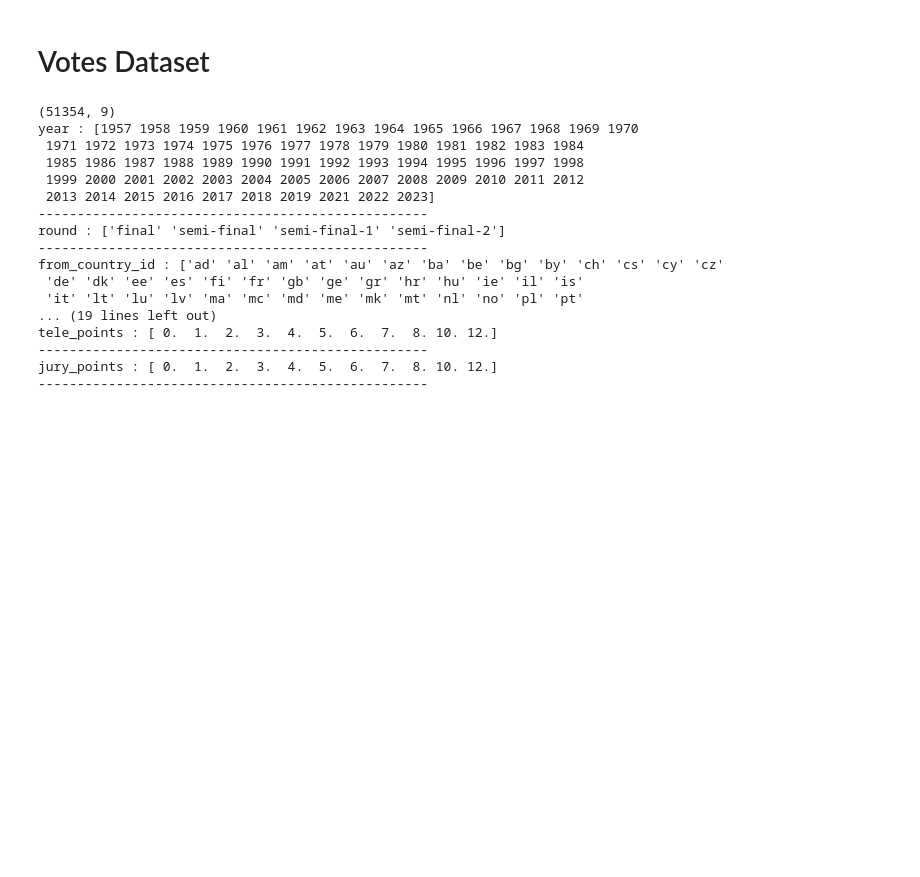
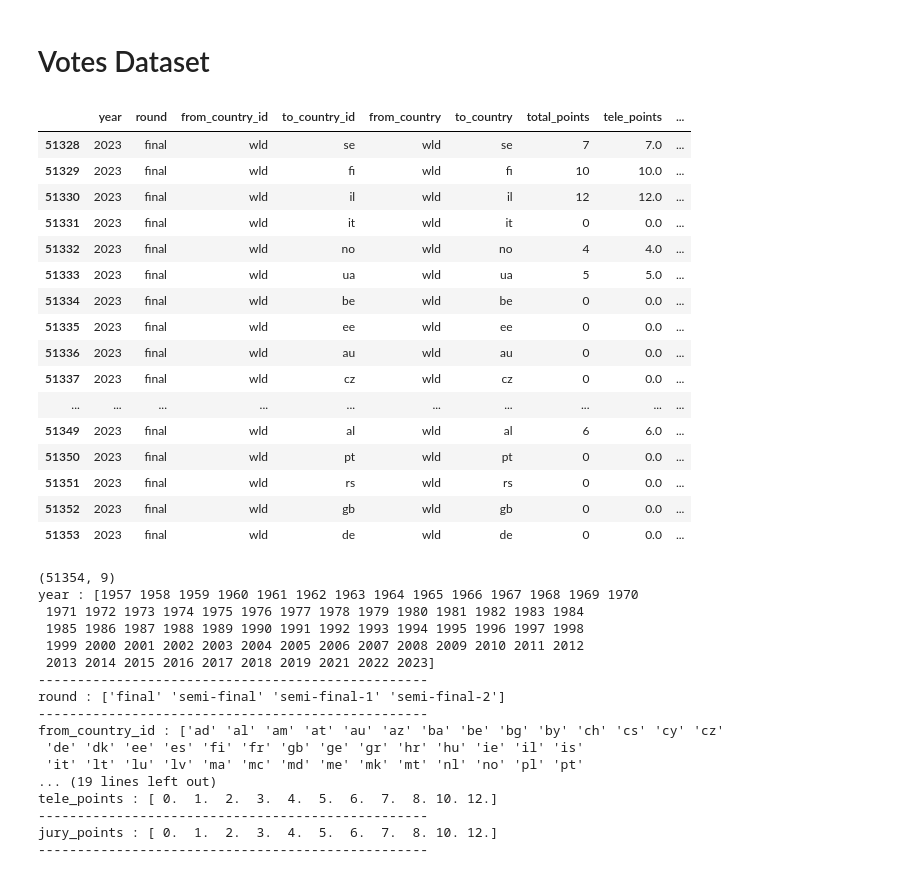
Before and after one commit to mikfre1/Eurotrash, a Jupyter notebook: data_review.ipynb, the cells around one changed output. Cells and saved outputs as stored; diff of their text form; code cells hidden in the pictures; blank space fills up the shorter version.

```diff
--- a/data_review.ipynb
+++ b/data_review.ipynb
@@ -697,6 +811,26 @@ plt.show()
 [figure]
 # %% [markdown]
 # Votes Dataset
+# %%
+vote_df[vote_df['from_country']=='wld']
+# %% [output]
+|  | year | round | from_country_id | to_country_id | from_country | to_country | total_points | tele_points | ... |
+| 51328 | 2023 | final | wld | se | wld | se | 7 | 7.0 | ... |
+| 51329 | 2023 | final | wld | fi | wld | fi | 10 | 10.0 | ... |
+| 51330 | 2023 | final | wld | il | wld | il | 12 | 12.0 | ... |
+| 51331 | 2023 | final | wld | it | wld | it | 0 | 0.0 | ... |
+| 51332 | 2023 | final | wld | no | wld | no | 4 | 4.0 | ... |
+| 51333 | 2023 | final | wld | ua | wld | ua | 5 | 5.0 | ... |
+| 51334 | 2023 | final | wld | be | wld | be | 0 | 0.0 | ... |
+| 51335 | 2023 | final | wld | ee | wld | ee | 0 | 0.0 | ... |
+| 51336 | 2023 | final | wld | au | wld | au | 0 | 0.0 | ... |
+| 51337 | 2023 | final | wld | cz | wld | cz | 0 | 0.0 | ... |
+| ... | ... | ... | ... | ... | ... | ... | ... | ... | ... |
+| 51349 | 2023 | final | wld | al | wld | al | 6 | 6.0 | ... |
+| 51350 | 2023 | final | wld | pt | wld | pt | 0 | 0.0 | ... |
+| 51351 | 2023 | final | wld | rs | wld | rs | 0 | 0.0 | ... |
+| 51352 | 2023 | final | wld | gb | wld | gb | 0 | 0.0 | ... |
+| 51353 | 2023 | final | wld | de | wld | de | 0 | 0.0 | ... |
 # %%
 print(vote_df.shape)
 for i in range(len(vote_df.columns)):
```
Also changed, not shown: parts of 20 cells of this notebook.
